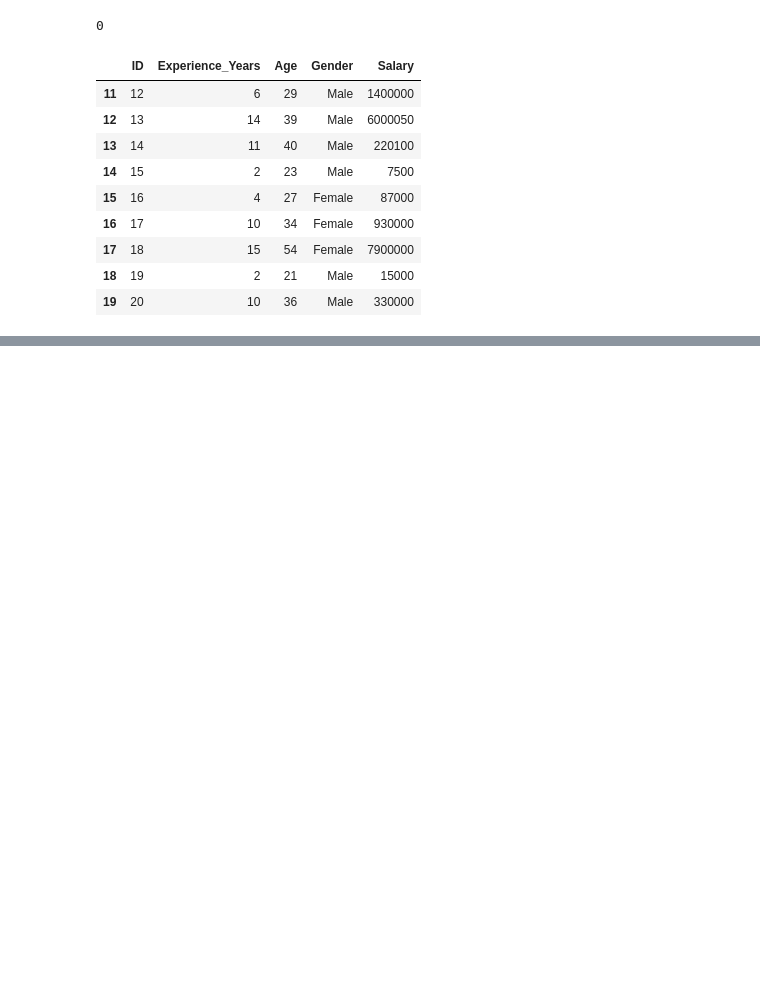
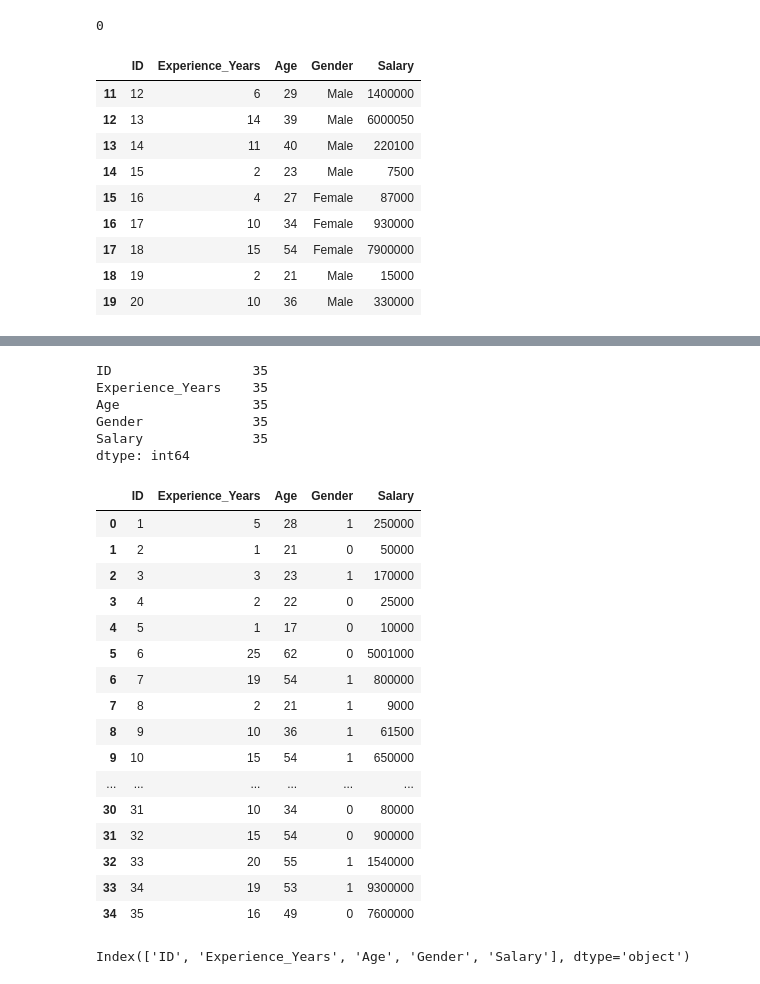
Before and after one commit to RahaneSayali/TE-S6-Sppu-Practicals, a Jupyter notebook: DSBDA/p1/p1.ipynb, the cells around one changed output, grey strips where cells are left out. Drawn from its saved outputs; the diff is of its cells as text; code cells hidden in the pictures; blank space fills up the shorter version.

```diff
--- a/DSBDA/p1/p1.ipynb
+++ b/DSBDA/p1/p1.ipynb
@@ -124,0 +158,34 @@ dataset.iloc[11:20]
+# %%
+dataset.notnull().sum()
+# %% [output]
+ID                  35
+Experience_Years    35
+Age                 35
+Gender              35
+Salary              35
+dtype: int64
+# %%
+fd=dataset.replace({"Male","Female"},{0,1})
+fd
+# %% [output]
+|  | ID | Experience_Years | Age | Gender | Salary |
+| 0 | 1 | 5 | 28 | 1 | 250000 |
+| 1 | 2 | 1 | 21 | 0 | 50000 |
+| 2 | 3 | 3 | 23 | 1 | 170000 |
+| 3 | 4 | 2 | 22 | 0 | 25000 |
+| 4 | 5 | 1 | 17 | 0 | 10000 |
+| 5 | 6 | 25 | 62 | 0 | 5001000 |
+| 6 | 7 | 19 | 54 | 1 | 800000 |
+| 7 | 8 | 2 | 21 | 1 | 9000 |
+| 8 | 9 | 10 | 36 | 1 | 61500 |
+| 9 | 10 | 15 | 54 | 1 | 650000 |
+| ... | ... | ... | ... | ... | ... |
+| 30 | 31 | 10 | 34 | 0 | 80000 |
+| 31 | 32 | 15 | 54 | 0 | 900000 |
+| 32 | 33 | 20 | 55 | 1 | 1540000 |
+| 33 | 34 | 19 | 53 | 1 | 9300000 |
+| 34 | 35 | 16 | 49 | 0 | 7600000 |
+# %%
+print(dataset.columns)
+# %% [output]
+Index(['ID', 'Experience_Years', 'Age', 'Gender', 'Salary'], dtype='object')
```
Also changed, not shown: parts of 18 cells of this notebook.
